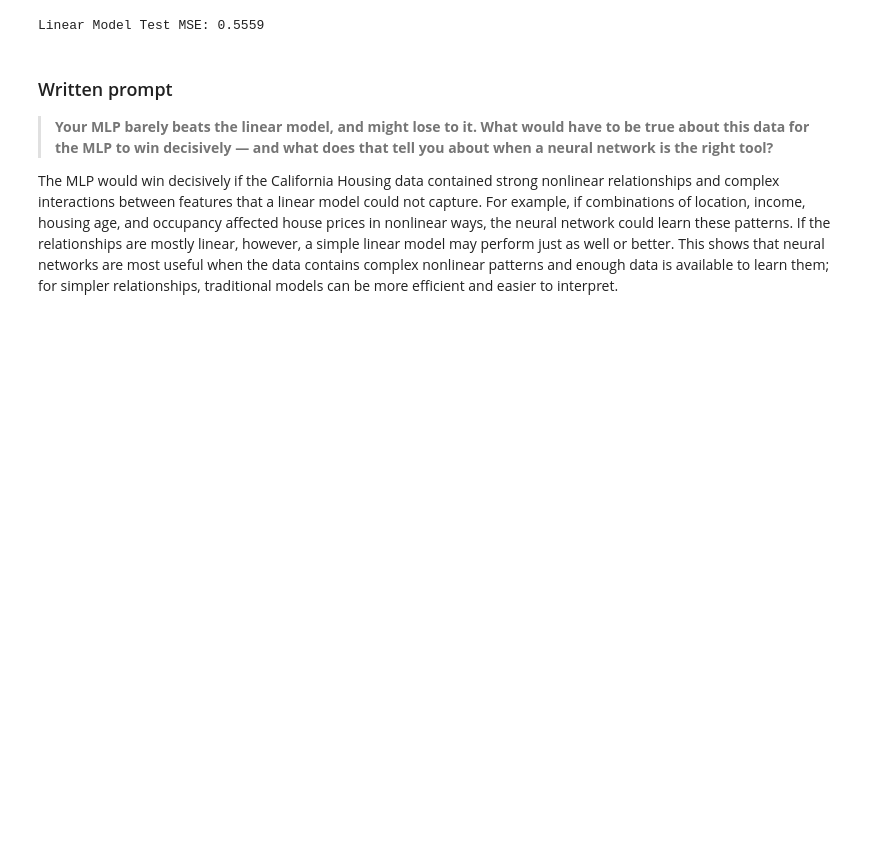
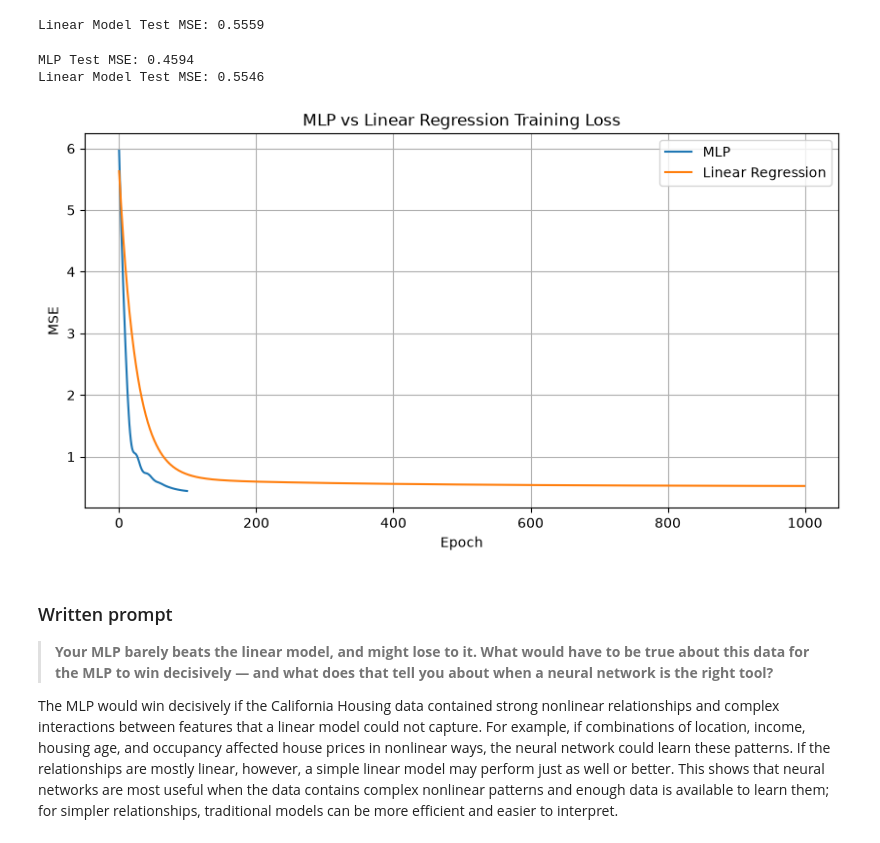
Before and after one commit to Anmolrana02/Plaksha_Lab_4, a Jupyter notebook: day1_regression_starter.ipynb, the cells around one changed output. Saved outputs shown, nothing was run; the diff lists cells and outputs as text; code cells hidden in the pictures; blank space fills up the shorter version.

```diff
--- a/day1_regression_starter.ipynb
+++ b/day1_regression_starter.ipynb
@@ -126,6 +138,73 @@ linear_mse = criterion(torch.tensor(linear_predictions), y_test)
 print(f"Linear Model Test MSE: {linear_mse.item():.4f}")
 # %% [output]
 Linear Model Test MSE: 0.5559
+# %%
+# Step 5: Compare MLP against a linear model trained using
+# hand-derived NumPy gradient descent
+
+# Convert PyTorch tensors back to NumPy
+X_train_np = X_train.numpy()
+X_test_np = X_test.numpy()
+y_train_np = y_train.numpy().reshape(-1)
+y_test_np = y_test.numpy().reshape(-1)
+
+# Add bias column
+X_train_bias = np.c_[np.ones(X_train_np.shape[0]), X_train_np]
+X_test_bias = np.c_[np.ones(X_test_np.shape[0]), X_test_np]
+
+# Initialize weights
+weights = np.zeros(X_train_bias.shape[1])
+
+learning_rate = 0.01
+epochs = 1000
+
+linear_losses = []
+
+# Hand-derived gradient descent
+for epoch in range(epochs):
+    # Predictions
+    predictions = X_train_bias @ weights
+
+    # Error
+    error = predictions - y_train_np
+
+    # Mean squared error
+    loss = np.mean(error ** 2)
+    linear_losses.append(loss)
+
+    # Gradient of MSE
+    gradient = (2 / len(X_train_bias)) * (X_train_bias.T @ error)
+
+    # Update weights
+    weights -= learning_rate * gradient
+
+
+# Test predictions
+linear_predictions = X_test_bias @ weights
+
+# Test MSE
+linear_test_mse = np.mean((linear_predictions - y_test_np) ** 2)
+
+print(f"MLP Test MSE: {test_mse.item():.4f}")
+print(f"Linear Model Test MSE: {linear_test_mse:.4f}")
+
+
+# Plot both training curves
+plt.figure(figsize=(10, 5))
+
+plt.plot(train_losses, label="MLP")
+plt.plot(linear_losses, label="Linear Regression")
+
+plt.xlabel("Epoch")
+plt.ylabel("MSE")
+plt.title("MLP vs Linear Regression Training Loss")
+plt.legend()
+plt.grid(True)
+plt.show()
+# %% [output]
+MLP Test MSE: 0.4594
+Linear Model Test MSE: 0.5546
+[figure, added]
 # %% [markdown]
 ### Written prompt
 
```
Also changed, not shown: parts of 2 cells of this notebook, 1 other file.
